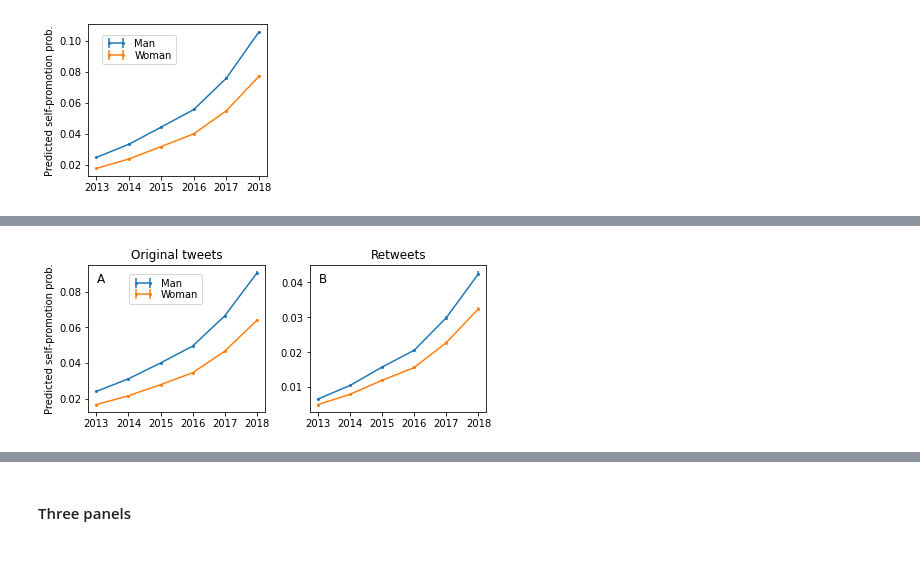
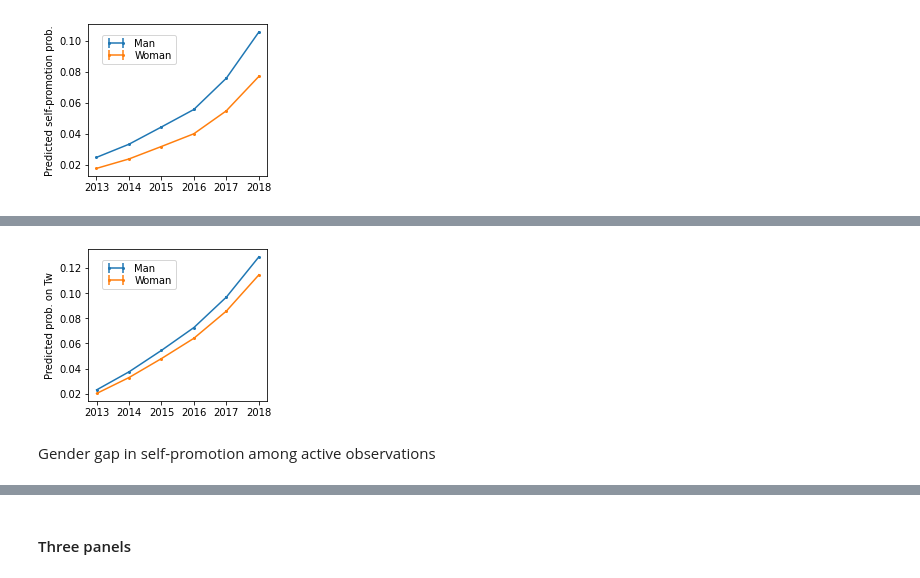
Before and after one commit to haoopeng/gender_promotion, a Jupyter notebook: plot_F_M.ipynb, the cells around one changed output, grey strips where cells are left out. Cells and saved outputs as stored; diff of their text form; code cells hidden in the pictures.

```diff
--- a/plot_F_M.ipynb
+++ b/plot_F_M.ipynb
@@ -8,7 +8,7 @@ import matplotlib.cm as cm
 import matplotlib.pyplot as plt
 import matplotlib.ticker as ticker
 # %%
-Data_Root = '/kellogg/proj/hpk5609/Promotion/revision/reg_results_F_M/'
+Data_Root = '/Data/Promotion/revision/reg_results_F_M/'
 # %%
 gens = ['Male', 'Female']
 labels = ['Man', 'Woman']
@@ -76,0 +77,2 @@ fig.savefig('./gender_year.pdf', bbox_inches='tight', pad_inches=0.01)
+# %%
+df = pd.read_csv(Data_Root + 'pred_gender_on_tw.csv', header=0)
@@ -77,37 +95,28 @@ fig.savefig('./gender_year.pdf', bbox_inches='tight', pad_inches=0.01)
 # %%
 nrows = 1
-ncols = 2
-fig, axes = plt.subplots(nrows=nrows, ncols=ncols, figsize=(6.5, 2.8))
+ncols = 1
+fig, ax = plt.subplots(nrows=nrows, ncols=ncols, figsize=(3.2, 2.8))
 
-files = ['pred_original.csv', 'pred_retweet.csv']
+for i, lab, gender, color in zip(range(len(labels)), labels, gens, colors):
+    xs = np.array(df.loc[df['x']==gender, 'group'].tolist())
+    ys = np.array(df.loc[df['x']==gender, 'predicted'].tolist())
+    lows = ys - np.array(df.loc[df['x']==gender, 'conf.low'].tolist())
+    upps = np.array(df.loc[df['x']==gender, 'conf.high'].tolist()) - ys
+    errors = np.array([lows, upps])
+    ax.errorbar(xs, ys, yerr=errors, color=color, alpha=1, fmt='-o', markersize=2, linewidth=1.5, label=lab)
 
-for j, ax in enumerate(axes):
-    df = pd.read_csv(Data_Root + files[j], header=0)
-    for i, lab, gender, color in zip(range(len(labels)), labels, gens, colors):
-        xs = np.array(df.loc[df['x']==gender, 'group'].tolist())
-        ys = np.array(df.loc[df['x']==gender, 'predicted'].tolist())
-        lows = ys - np.array(df.loc[df['x']==gender, 'conf.low'].tolist())
-        upps = np.array(df.loc[df['x']==gender, 'conf.high'].tolist()) - ys
-        errors = np.array([lows, upps])
-        ax.errorbar(xs, ys, yerr=errors, color=color, alpha=1, fmt='-o', markersize=2, linewidth=1.5, label=lab)
-        ax.set_xticks([2013, 2014, 2015, 2016, 2017, 2018])
-    sub = 'A'
-    if j == 1:
-        sub = 'B'
-    ax.text(0.05, 0.95, sub, fontsize=12, ha='left', va='top', transform=ax.transAxes)
-
-legend = axes[0].legend(bbox_to_anchor=(0.2, 0.7), loc='lower left', numpoints=2, labelspacing = 0.15, shadow=False, frameon = True, markerscale = 1)
+# ax.legend(bbox_to_anchor=(1, -0.03), loc='lower left', labelspacing = 1.05, frameon = True)
+legend = ax.legend(bbox_to_anchor=(0.05, 0.7), loc='lower left', numpoints=2, labelspacing = 0.15, shadow=False, frameon = True, markerscale = 1)
 # ax.margins(0,0)
 # ax.set_yticks([0.2, 0.4, 0.6, 0.8])
-# ax.set_ylim([0.12, 0.22])
-# ax.set_xticklabels(list(range(1, 11)))
-axes[0].set_title('Original tweets')
-axes[1].set_title('Retweets')
-axes[0].set_ylabel('Predicted self-promotion prob.')
+ax.set_xticks([2013, 2014, 2015, 2016, 2017, 2018])
+# ax.set_xlabel('Publication year')
+ax.set_ylabel('Predicted prob. on Tw')
 
-# fig.text(0.5, -0.01, 'Journal Impact Factor', ha='center')
-plt.tight_layout()
+# plt.tight_layout()
 plt.show()
-fig.savefig('./gender_year_or_re.pdf', bbox_inches='tight', pad_inches=0.01)
+fig.savefig('./gender_on_tw_year.pdf', bbox_inches='tight', pad_inches=0.01)
 # %% [output]
-[figure, old version]
+[figure, new version]
+# %% [markdown]
+Gender gap in self-promotion among active observations
```
Also changed, not shown: parts of 31 cells of this notebook, 12 other files.
